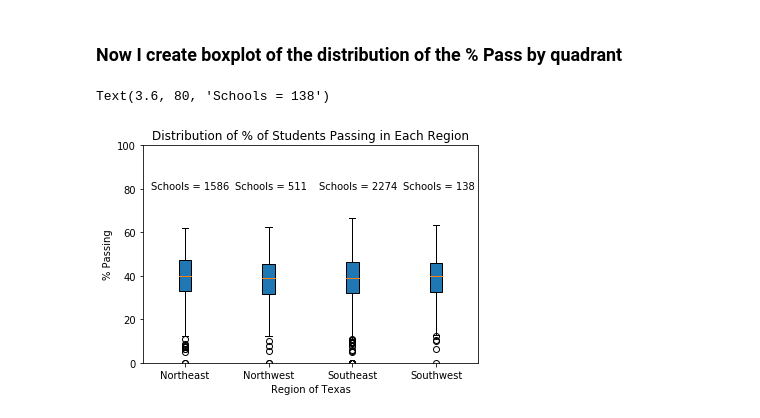
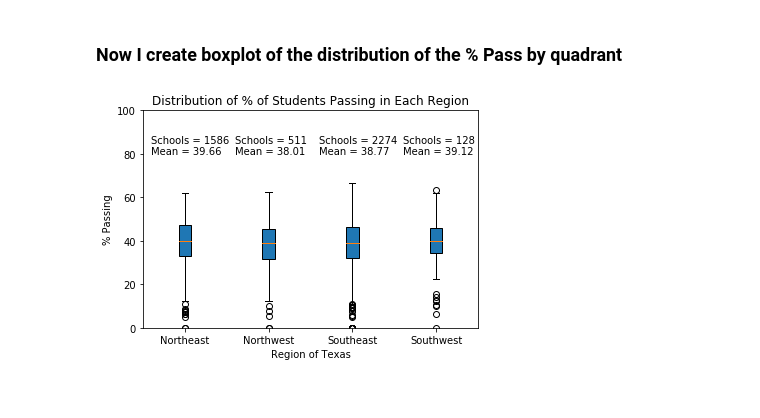
Before and after one commit to jteickholt/Team10Project1_Repo, a Jupyter notebook: notebooks/jeff.ipynb, the cells around one changed output. Saved outputs shown, nothing was run; the diff lists cells and outputs as text; code cells hidden in the pictures.

```diff
--- a/notebooks/jeff.ipynb
+++ b/notebooks/jeff.ipynb
@@ -145,3 +123,8 @@ grade3all_df = pd.read_csv('../cleandata/grade3_geodata.csv')
+# %%
+grade3all_df=pd.read_csv('../cleandata/grade3_geodata.csv')
+
+# Here I will drop the 10 schools that had no latitude or longitude.  These are discussed in previous cell
+grade3all_df=grade3all_df.dropna(subset=['Latitude','Longitude'])
 # %% [markdown]
 ### Below I define the % Pass as the number of students that met or mastered grade level divided by the total number of students
 # %%
@@ -250,34 +238,44 @@ plt.ylim(0,100)
 # %%
 
 # Define series of % Pass for each quadrant
 northeast=grade3all_df['% Pass'][grade3all_df['Quadrant']=='NE']
 northwest=grade3all_df['% Pass'][grade3all_df['Quadrant']=='NW']
 southeast=grade3all_df['% Pass'][grade3all_df['Quadrant']=='SE']
 southwest=grade3all_df['% Pass'][grade3all_df['Quadrant']=='SW']
 
 len_ne=len(northeast)
 len_nw=len(northwest)
 len_se=len(southeast)
 len_sw=len(southwest)
+
+mean_ne = northeast.mean()
+mean_nw = northwest.mean()
+mean_se = southeast.mean()
+mean_sw = southwest.mean()
 
 # Create the boxplots for each region
 fig, ax=plt.subplots()
 
 plt.boxplot(northeast, positions=[1], patch_artist=True)
 plt.boxplot(northwest, positions=[2], patch_artist=True)
 plt.boxplot(southeast, positions=[3], patch_artist=True)
 plt.boxplot(southwest, positions=[4], patch_artist=True)
 
 # Add some labeling and title
 plt.title("Distribution of % of Students Passing in Each Region")
 ax.set_xticklabels(['Northeast', 'Northwest','Southeast','Southwest'])
 plt.ylim(0,100)
 plt.xlabel('Region of Texas')
 plt.ylabel('% Passing')
-ax.text(0.6,80,f"Schools = {len_ne}")
-ax.text(1.6,80,f"Schools = {len_nw}")
-ax.text(2.6,80,f"Schools = {len_se}")
-ax.text(3.6,80,f"Schools = {len_sw}")
+ax.text(0.6,85,f"Schools = {len_ne}")
+ax.text(1.6,85,f"Schools = {len_nw}")
+ax.text(2.6,85,f"Schools = {len_se}")
+ax.text(3.6,85,f"Schools = {len_sw}")
+ax.text(0.6,80,f"Mean = {round(mean_ne,2)}")
+ax.text(1.6,80,f"Mean = {round(mean_nw,2)}")
+ax.text(2.6,80,f"Mean = {round(mean_se,2)}")
+ax.text(3.6,80,f"Mean = {round(mean_sw,2)}")
+
+# plt.savefig('../reports/SchoolRegionBoxplot.png')
 # %% [output]
-Text(3.6, 80, 'Schools = 138')
-[figure, old version]
+[figure, new version]
```
Also changed, not shown: parts of 15 cells of this notebook.
